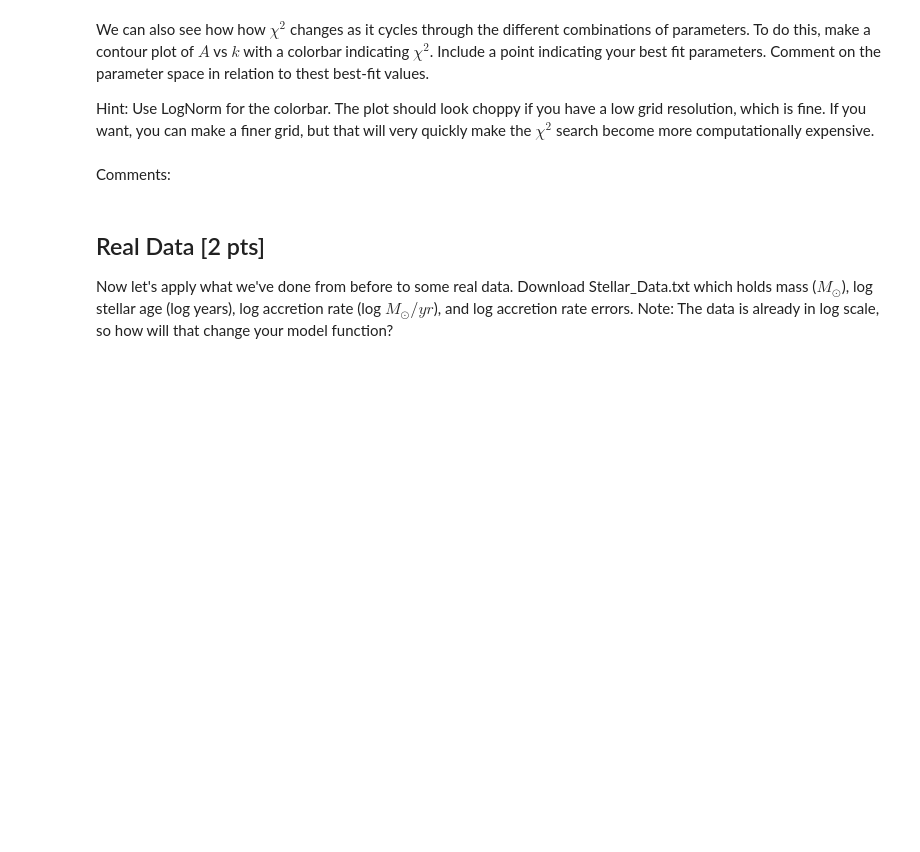
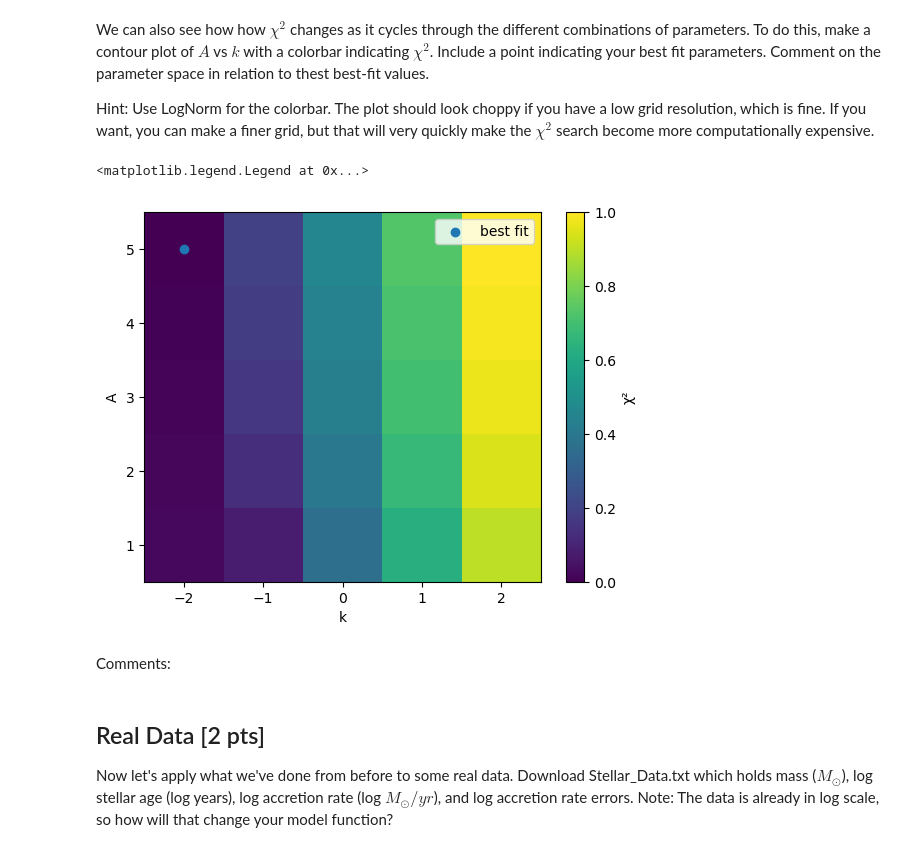
Before and after one commit to linderkait/ASTR5900_work, a Jupyter notebook: HW07_ChiSquared_MCMC.ipynb, the cells around one changed output. Saved outputs shown, nothing was run; the diff lists cells and outputs as text; code cells hidden in the pictures; blank space fills up the shorter version.

```diff
--- a/HW07_ChiSquared_MCMC.ipynb
+++ b/HW07_ChiSquared_MCMC.ipynb
@@ -115,6 +146,15 @@ We can also see how how $\chi^{2}$ changes as it cycles through the different co
 Hint: Use LogNorm for the colorbar. The plot should look choppy if you have a low grid resolution, which is fine. If you want, you can make a finer grid, but that will very quickly make the $\chi^{2}$ search become more computationally expensive.
 # %%
 # Contour plot
+plt.pcolormesh(k_arr, A_arr, chi2power, norm = LogNorm(np.min(chi2power), np.max(chi2power)))
+plt.scatter(k, A, label = 'best fit')
+plt.xlabel('k')
+plt.ylabel('A')
+plt.colorbar(label = '\u03c7\u00b2')
+plt.legend()
+# %% [output]
+<matplotlib.legend.Legend at 0x...>
+[figure, added]
 # %% [markdown]
 Comments:
 # %% [markdown]
```
Also changed, not shown: parts of 9 cells of this notebook.
